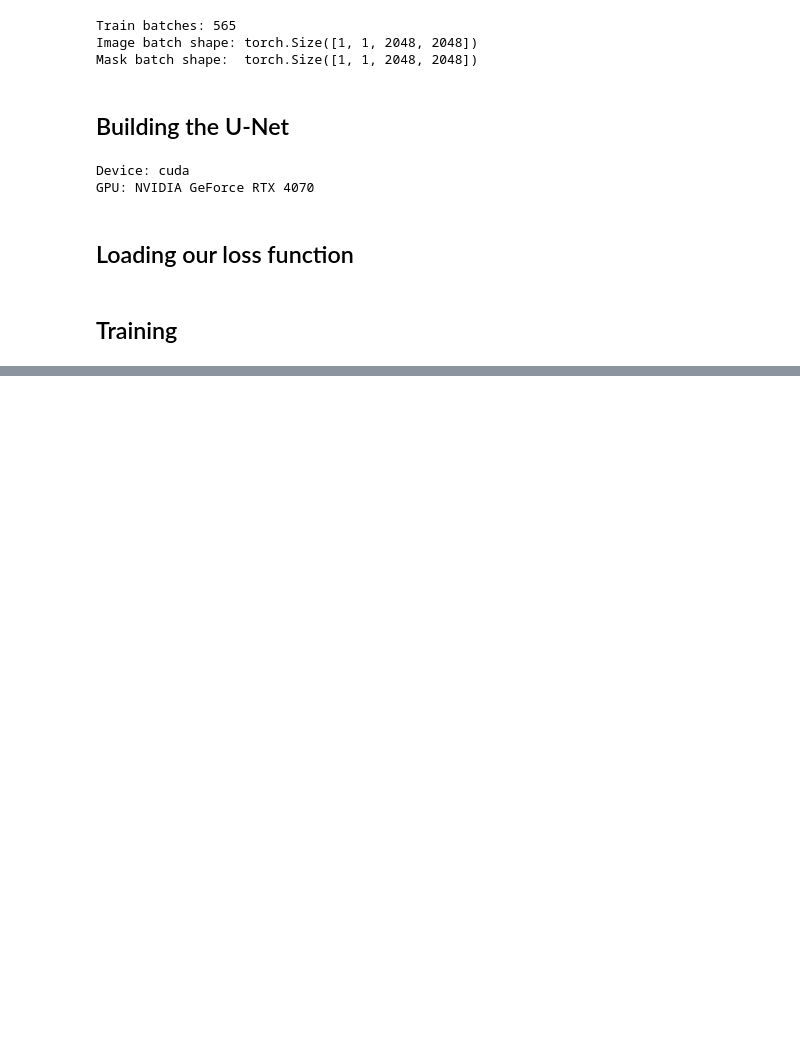
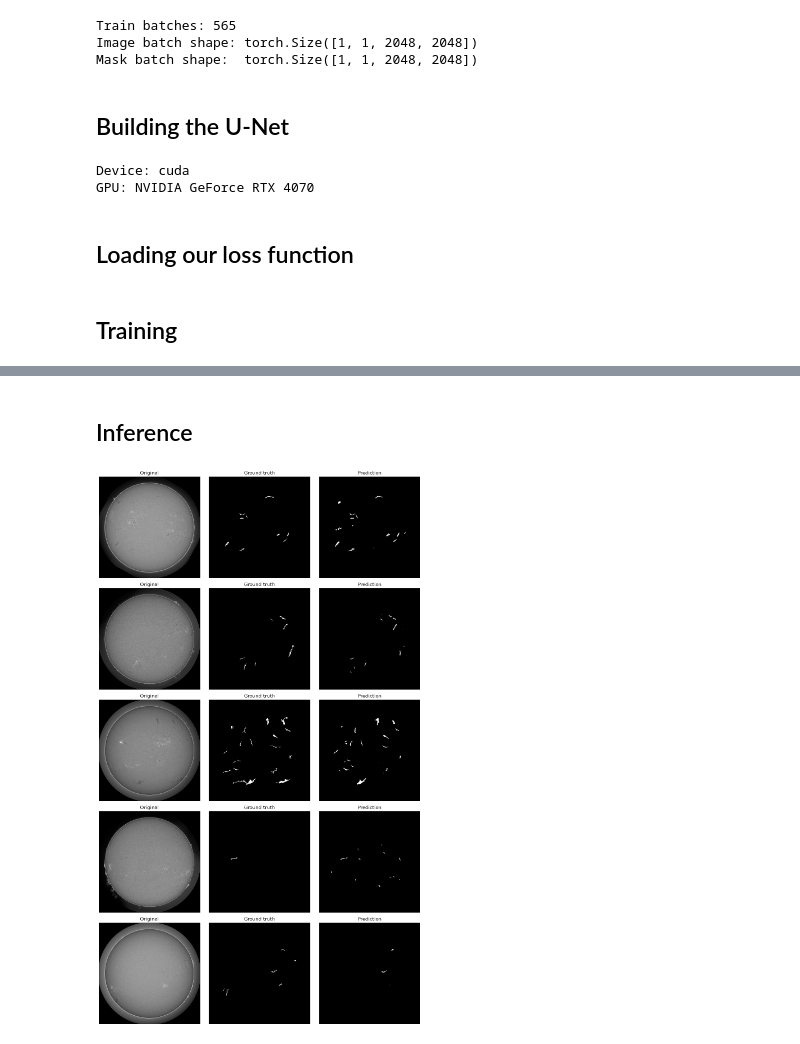
Before and after one commit to dario2002lr-coder/kaggle_solar_filament_segmentation, a Jupyter notebook: notebooks/02_masks.ipynb, the cells around one changed output, grey strips where cells are left out. Saved outputs shown, nothing was run; the diff lists cells and outputs as text; code cells hidden in the pictures; blank space fills up the shorter version.

```diff
--- a/notebooks/02_masks.ipynb
+++ b/notebooks/02_masks.ipynb
@@ -327,0 +333,65 @@ Early stopping at epoch 13. Best Val Dice: 0.5609
+# %% [markdown]
+## Inference
+# %%
+models_dir = get_path(CONFIG["paths"]["models_dir"])
+
+checkpoint_path = models_dir / "unet_checkpoint.pth"
+
+checkpoint = torch.load(
+    checkpoint_path,
+    map_location=device,
+    weights_only=True,
+)
+
+model.load_state_dict(checkpoint["model_state_dict"])
+model.to(device)
+model.eval()
+
+num_samples = 5
+
+indices = random.sample(
+    range(len(val_dataset)),
+    num_samples,
+)
+
+fig, axes = plt.subplots(
+    num_samples,
+    3,
+    figsize=(12, 4 * num_samples),
+)
+
+model.eval()
+
+with torch.no_grad():
+    for row, index in enumerate(indices):
+        image, mask = val_dataset[index]
+
+        input_tensor = image.unsqueeze(0).to(device)
+
+        logits = model(input_tensor)
+        probabilities = torch.sigmoid(logits)
+
+        predicted_mask = (
+            probabilities >= 0.5
+        ).float()
+
+        image = image.squeeze(0).numpy()
+        mask = mask.squeeze(0).numpy()
+        predicted_mask = predicted_mask.squeeze().cpu().numpy()
+
+        axes[row, 0].imshow(image, cmap="gray")
+        axes[row, 0].set_title("Original")
+
+        axes[row, 1].imshow(mask, cmap="gray")
+        axes[row, 1].set_title("Ground truth")
+
+        axes[row, 2].imshow(predicted_mask, cmap="gray")
+        axes[row, 2].set_title("Prediction")
+
+        for ax in axes[row]:
+            ax.axis("off")
+
+plt.tight_layout()
+plt.show()
+# %% [output]
+[figure, added]
```
Also changed, not shown: parts of 47 cells of this notebook, 7 other files.
